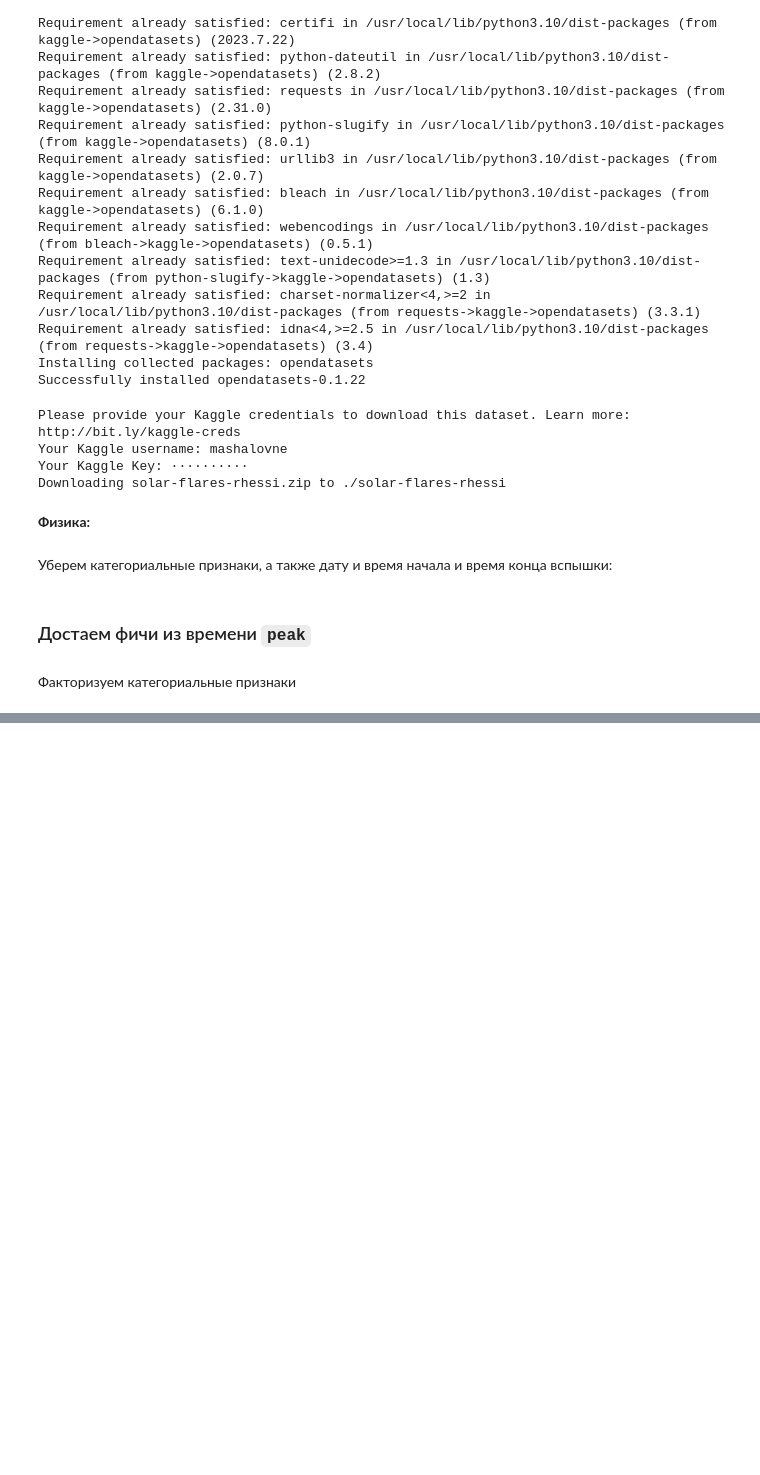
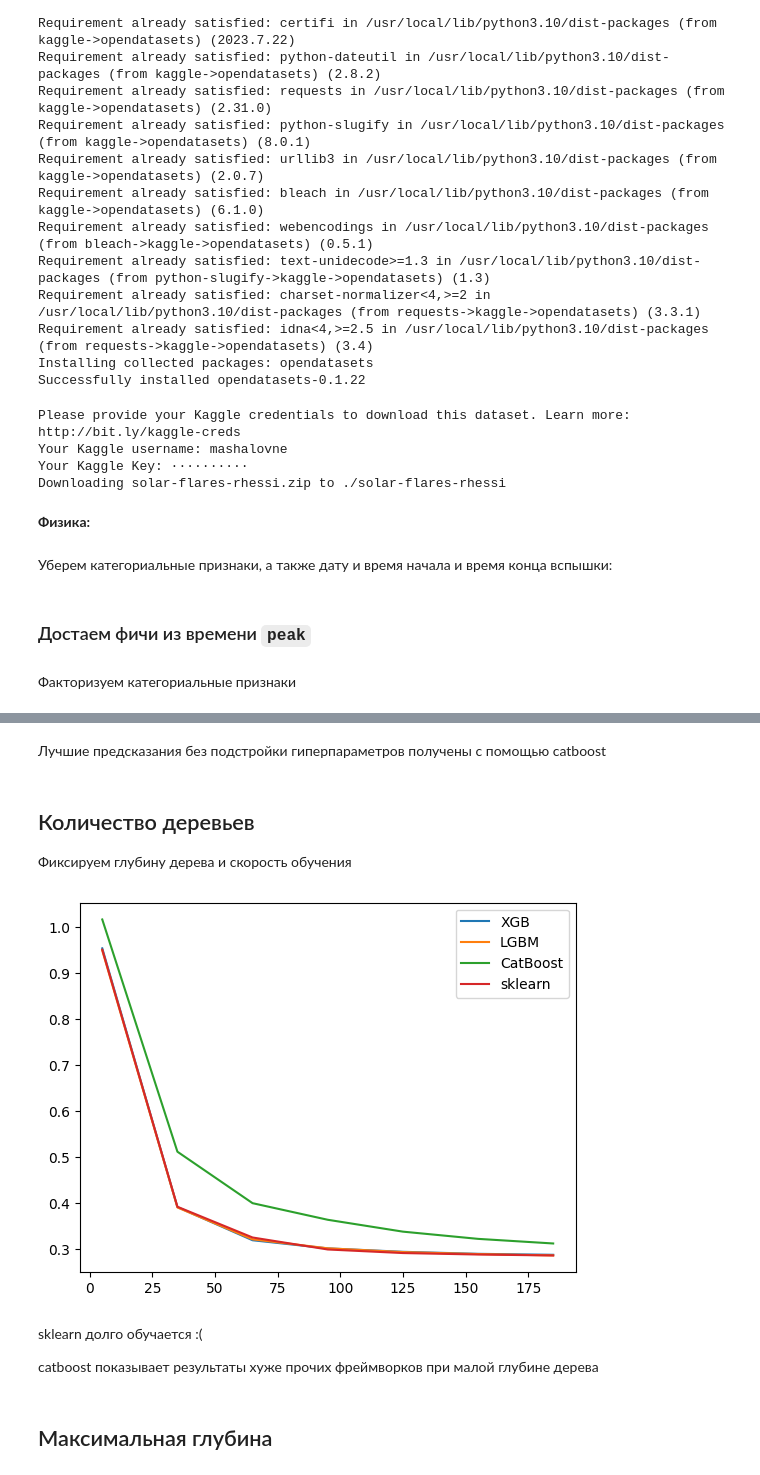
Before and after one commit to NMashalov/2023_OpenMipt_course, a Jupyter notebook: lesson7/dz7.ipynb, the cells around one changed output, grey strips where cells are left out. Saved outputs shown, nothing was run; the diff lists cells and outputs as text; code cells hidden in the pictures; blank space fills up the shorter version.

```diff
--- a/lesson7/dz7.ipynb
+++ b/lesson7/dz7.ipynb
@@ -652,5 +671,0 @@ X_train
-# %%
-from xgboost import XGBRegressor
-
-test_pred = XGBRegressor().fit(X=X_train,y=y_train).predict(X_test)
-MAPE(y_test,test_pred)
@@ -667,5 +671,0 @@ Requirement already satisfied: scipy in /usr/local/lib/python3.10/dist-packages
-# %%
-from lightgbm import LGBMRegressor
-
-test_pred = LGBMRegressor().fit(X=X_train,y=y_train).predict(X_test)
-MAPE(y_test,test_pred)
@@ -681,6 +671,0 @@ You can set `force_col_wise=true` to remove the overhead.
-# %%
-from catboost import CatBoostRegressor
-
-test_pred = CatBoostRegressor(verbose=False).fit(X_train,y_train).predict(X_test)
-
-MAPE(y_test,test_pred)
@@ -688,0 +701,43 @@ MAPE(y_test,test_pred)
+# %% [markdown]
+Лучшие предсказания без подстройки гиперпараметров получены с помощью catboost
+# %% [markdown]
+## Количество деревьев
+
+Фиксируем глубину дерева и скорость обучения
+# %%
+import os
+import sys
+from tqdm import tqdm
+f = open(os.devnull, 'w')
+sys.stdout = f
+boosting_regr = {
+    'XGB': XGBRegressor,
+    'LGBM':LGBMRegressor,
+    'CatBoost': CatBoostRegressor,
+    'sklearn': GradientBoostingRegressor
+}
+
+results = {}
+
+for boost_name, boost in tqdm(boosting_regr.items()):
+    result = []
+    for n_estimators in tqdm(range(5,200,30)):
+        test_pred = boost(n_estimators=n_estimators,max_depth=5,learning_rate=0.1).fit(X=X_train,y=y_train).predict(X_test)
+        result.append(MAPE(y_test,test_pred))
+
+    results[boost_name] = result
+# %%
+import matplotlib.pyplot as plt
+for label, array in results.items():
+    plt.plot(range(5,200,30),array,label=label)
+
+plt.legend()
+pass
+# %% [output]
+[figure, added]
+# %% [markdown]
+sklearn долго обучается :(
+
+catboost показывает результаты хуже прочих фреймворков при малой глубине дерева
+# %% [markdown]
+## Максимальная глубина
```
Also changed, not shown: parts of 27 cells of this notebook.
